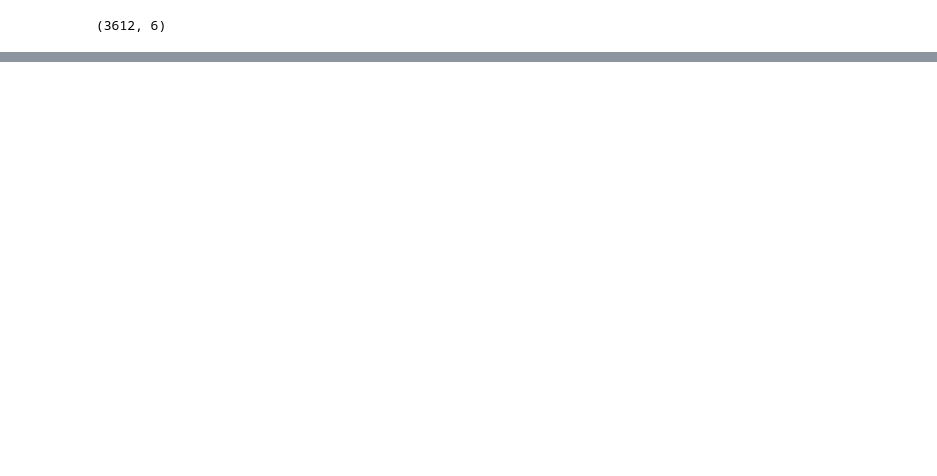
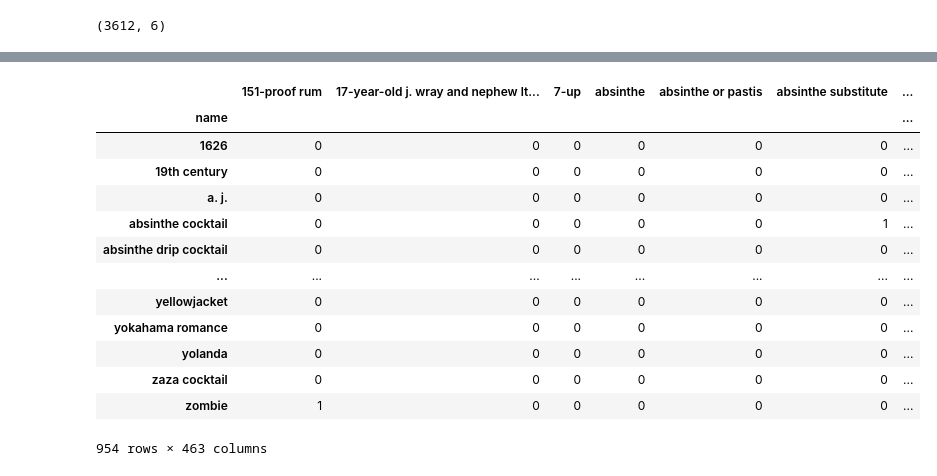
Before and after one commit to aacole3377/cocktails, a Jupyter notebook: data_preperation.ipynb, the cells around one changed output, grey strips where cells are left out. Drawn from its saved outputs; the diff is of its cells as text; code cells hidden in the pictures; blank space fills up the shorter version.

```diff
--- a/data_preperation.ipynb
+++ b/data_preperation.ipynb
@@ -126,0 +136,10 @@ df[df['name'] == 'Eggnog Supreme'] # drop this
+# %%
+df['ingredient'] = df['ingredient'].apply(lambda x: 'vodka' if 'vodka' in x.lower() else x)
+df['ingredient'] = df['ingredient'].apply(lambda x: 'tequila' if 'tequila' in x.lower() else x)
+df['ingredient'] = df['ingredient'].apply(lambda x: 'bitter' if 'bitter' in x.lower() else x)
+df['ingredient'] = df['ingredient'].apply(lambda x: 'lime juice' if 'lime juice' in x.lower() else x)
+df['ingredient'] = df['ingredient'].apply(lambda x: 'lemon juice' if 'lemon juice' in x.lower() else x)
+df['ingredient'] = df['ingredient'].apply(lambda x: 'light cream' if 'light cream' in x.lower() else x)
+df['ingredient'] = df['ingredient'].apply(replace_gin)
+df['ingredient'] = df['ingredient'].str.replace('fresh', '', case=False).str.strip()
+df['ingredient'].unique()
@@ -126,0 +164,6 @@ df[df['name'] == 'Eggnog Supreme'] # drop this
+# %%
+df = df[df['name'] != 'martini (dry) (5-to-1)']
+df = df[df['name'] != 'martini (medium)']
+df = df[df['name'] != 'dry martini (5-to-1)']
+df = df[df['name'] != 'dry martini']
+# df = df[df['name'] != 'martini (dry) (5-to-1)']
@@ -126,0 +259,19 @@ df[df['name'] == 'Eggnog Supreme'] # drop this
+# %%
+dummies = pd.get_dummies(df['ingredient'])
+dummies = pd.concat([df['name'], dummies], axis=1)
+dummies.groupby('name').sum()
+# %% [output]
+|  | 151-proof rum | 17-year-old j. wray and nephew lt... | 7-up | absinthe | absinthe or pastis | absinthe substitute | ... |
+| name |  |  |  |  |  |  | ... |
+| 1626 | 0 | 0 | 0 | 0 | 0 | 0 | ... |
+| 19th century | 0 | 0 | 0 | 0 | 0 | 0 | ... |
+| a. j. | 0 | 0 | 0 | 0 | 0 | 0 | ... |
+| absinthe cocktail | 0 | 0 | 0 | 0 | 0 | 1 | ... |
+| absinthe drip cocktail | 0 | 0 | 0 | 0 | 0 | 0 | ... |
+| ... | ... | ... | ... | ... | ... | ... | ... |
+| yellowjacket | 0 | 0 | 0 | 0 | 0 | 0 | ... |
+| yokahama romance | 0 | 0 | 0 | 0 | 0 | 0 | ... |
+| yolanda | 0 | 0 | 0 | 0 | 0 | 0 | ... |
+| zaza cocktail | 0 | 0 | 0 | 0 | 0 | 0 | ... |
+| zombie | 1 | 0 | 0 | 0 | 0 | 0 | ... |
+954 rows × 463 columns
```
Also changed, not shown: parts of 19 cells of this notebook, 2 other files.
